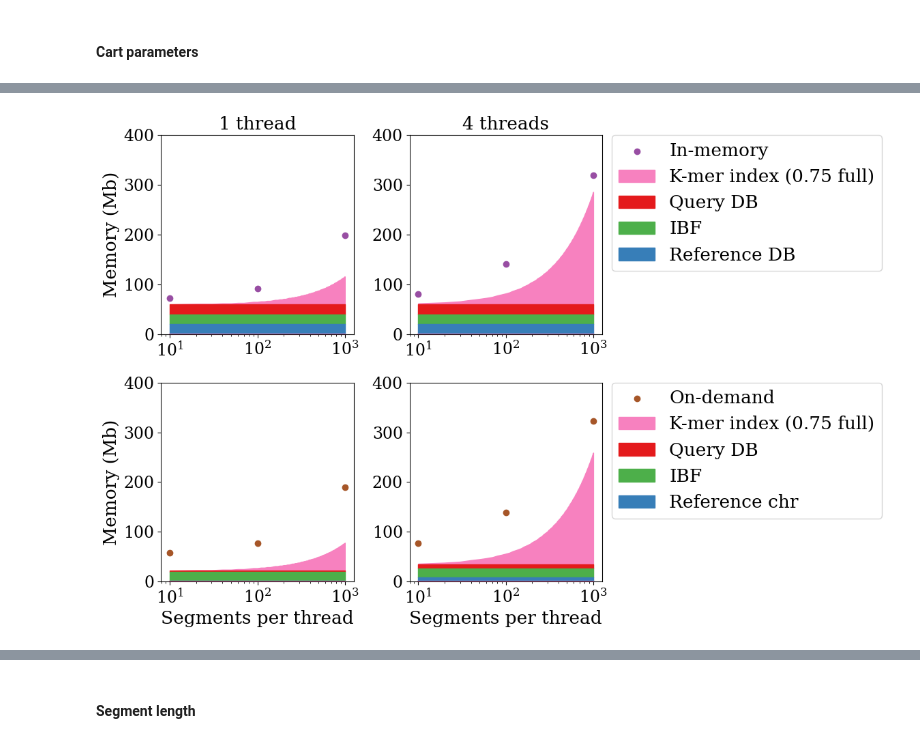
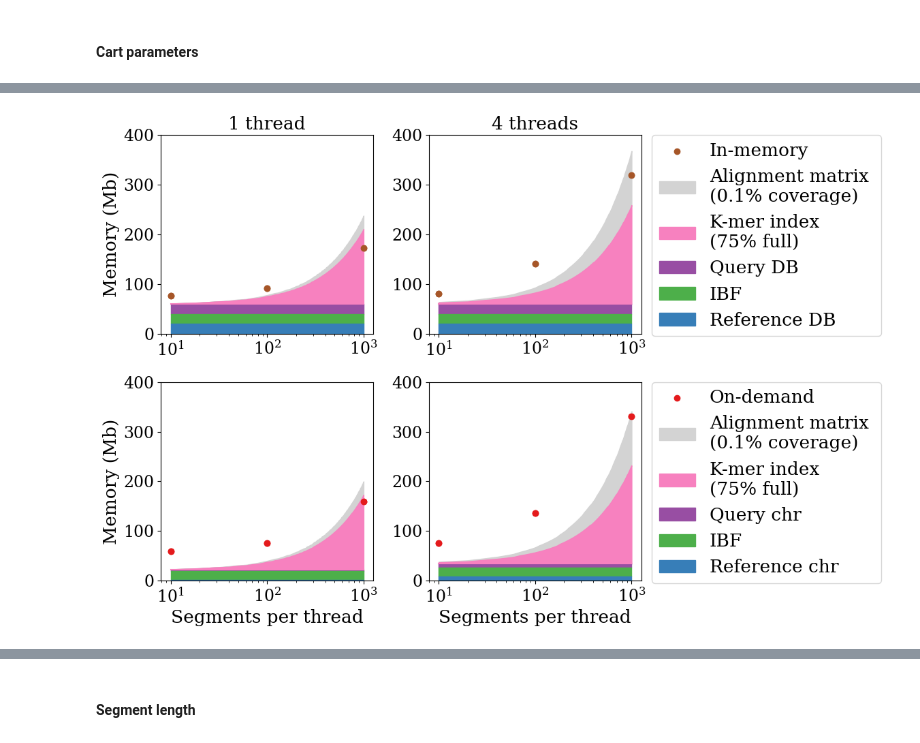
Before and after one commit to eaasna/DREAM-stellar-benchmark, a Jupyter notebook: work-python/markov/Distribution granularity.ipynb, the cells around one changed output, grey strips where cells are left out. Drawn from its saved outputs; the diff is of its cells as text; code cells hidden in the pictures.

Commit message:
Cart parameter testing

```diff
--- a/work-python/markov/Distribution granularity.ipynb
+++ b/work-python/markov/Distribution granularity.ipynb
@@ -231,4 +273,4 @@ data
 # %%
-ref_size = "10Mb_equal"
-df = get_no_time_df(ref_size + "/cart_params_test/full_params.log")
-df.head()
+#ref_size = "10Mb_equal"
+#df = get_no_time_df(ref_size + "/cart_params_test/full_params.log")
+#df.head()
@@ -242,8 +277,12 @@ df.head()
 # %%
 df_all = df.copy()
-df = df[df["seg-count"]>100]
+df = df[df["seg-count"]==4000]
 df = df[df["error-rate"]==0.06]
-#df = df[df["cart-max-capacity"] > 1]
-df.tail()
+df = df[df["max-queued-carts"]==1000]
+df = df[df["bins"] == 1024]
+df.drop(["rep"], axis = 1, inplace = True)
+
+df_cart = df.copy()
+df
 # %% [output]
 |  | Time (s) | Memory (kb) | adapt_cutoff | errors | exec-path | seg-count | cart-max-capacity | ... |
@@ -313,17 +359,19 @@ bytes_per_qgram = 16 # assuming no repeat k-mers
 window_size = 20
 bytes_per_window = 1
 
-query_seg_count = 3500
+query_seg_count = 4000
 query_segment_size = int(round(query_size / query_seg_count, 0))
 
-colors = [CB_color_cycle[5], CB_color_cycle[4]]
+queue_capacity = 50
+hit_coverage = 0.001
+
 styles = ["-", "-"]
 fig, ax = plt.subplots(2, 2)
 fig.set_size_inches(12, 8)
 
 labels = ["In-memory", "On-demand"]
 
-mem_labels = ["K-mer index (" + str(qindex_full) +" full)", "Query DB", "Query chr", "IBF", "Reference DB", "Reference chr", "Alignment", "Local filter"]
+mem_labels = ["K-mer index\n(" + str(int(round(100 * qindex_full))) +"% full)", "Query DB", "Query chr", "IBF", "Reference DB", "Reference chr", "Alignment matrix \n(" + str(round(100 * hit_coverage, 1)) + "% coverage)", "Local filter"]
 i = 0
 j = 0
 
@@ -331,7 +379,11 @@ column = "Time (s)"
 
 #x_values = range(10 * query_segment_size, 1010 * query_segment_size, 10 * query_segment_size)
 x_values = range(10, 1010, 10)
+size_correction = np.array([x * math.log(10, x) for x in x_values])
+#size_correction = x_values
+#print(size_correction)
 for t in [1, 4]:
+    queue_capacity = int(round(1/t * queue_capacity))
     data = build.copy()
     data = data[data["threads"] == t]
     data = data[data["cart-max-capacity"] > 1]
@@ -348,28 +400,36 @@ for t in [1, 4]:
     ibf = [int(np.round(ibf_size / 10**6 + databases[0], 0))] * x_len
     queries = [int(np.round((2 * query_size) / 10**6 + ibf[0], 0))] * x_len
 
+    bin_size = database_size / 1024
+
     seg_len = query_size / df["seg-count"].iloc[0] + min_len
     kmers_per_segment = int(seg_len - qgram_size + 1)
 
     x_len = len(x_values)
+    local_filter_size = [queries[0]] * x_len
 
-    fullness = bytes_per_qgram / 2 / qindex_full + bytes_per_qgram / 2
-    kmer_index_size = (data["threads"].iloc[0] * x_values * kmers_per_segment * fullness / 10**6 + queries[0]).astype(int)
+    fullness = (1 + 1 - qindex_full) * bytes_per_qgram
+    seqan2_seq_size = queue_capacity * seg_len * x_values * t / 10**6
+    #print(seqan2_seq_size)
+    kmer_index_size = (t * size_correction * kmers_per_segment * fullness / 10**6 + seqan2_seq_size + queries[0]).astype(int)
 
     kmers_per_segment = int(seg_len - window_size + 1)
-    local_filter_size = [(data["threads"].iloc[0] * kmers_per_segment * bytes_per_window) / 10**6] * len(x_values)
 
+    alignment_matrix_size = (np.array(x_values) * t * hit_coverage * seg_len * bin_size / 10**6 + kmer_index_size).astype(int)
 
     aks = ax[i][j]
     aks.semilogx(x_values, local_filter_size, color = CB_color_cycle[3])
+
     aks.scatter(data.index.values, data["Memory (kb)"] / 10**3, label = labels[i], color = colors[i])
-
     #aks.fill_between(x_values, kmer_index_size, data["Memory (kb)"] / 1000, label = mem_labels[6], color = "lightgray")
+    aks.fill_between(x_values, kmer_index_size, alignment_matrix_size, label = mem_labels[6], color = "lightgray")
     aks.fill_between(x_values, local_filter_size, kmer_index_size, label = mem_labels[0], color = CB_color_cycle[3])
     #aks.fill_between(data.index.values, queries, data["local-filter-size"], label = mem_labels[7], color = CB_color_cycle[6])
-    aks.fill_between(data.index.values, ibf, queries, label = mem_labels[1], color = CB_color_cycle[7])
+    aks.fill_between(data.index.values, ibf, queries, label = mem_labels[1], color = CB_color_cycle[5])
     aks.fill_between(data.index.values, databases, ibf, label = mem_labels[3], color = CB_color_cycle[2])
     aks.fill_between(data.index.values, zeroes, databases, label = mem_labels[4], color = CB_color_cycle[0])
+
+    aks.scatter(data.index.values, data["Memory (kb)"] / 10**3, color = colors[i])
 
     i = 1
 
@@ -387,56 +447,65 @@ for t in [1, 4]:
     x_len = len(data["Memory (kb)"])
     zeroes = [0] * x_len
 
-    database_chr_size = database_size / 10 * t
-    query_chr_size = query_size / 10 * t
+    database_chr_size = database_size / 10
+    query_chr_size = query_size / 10
 
-    databases = [int(np.round(2 * database_chr_size / 10**6, 0))] * x_len
+    databases = [int(np.round(t * 2 * database_chr_size / 10**6, 0))] * x_len
     ibf = [int(np.round(ibf_size / 10**6 + databases[0], 0))] * x_len
-    queries = [int(np.round(2 * query_chr_size / 10**6 + ibf[0], 0))] * x_len
+    queries = [int(np.round(t * 2 * query_chr_size / 10**6 + ibf[0], 0))] * x_len
+
 
     x_len = len(x_values)
 
-    fullness = bytes_per_qgram / 2 / qindex_full + bytes_per_qgram / 2
-    kmer_index_size = (data["threads"].iloc[0] * x_values * kmers_per_segment * fullness / 10**6  + queries[0]).astype(int)
+    local_filter_size = [queries[0]] * x_len
+
+    fullness = (1 + 1 - qindex_full) * bytes_per_qgram
+    seqan2_seq_size = queue_capacity * seg_len * x_values * t / 10**6
+    #print(seqan2_seq_size)
+    kmer_index_size = (t * size_correction * kmers_per_segment * fullness / 10**6 + seqan2_seq_size + queries[0]).astype(int)
 
     kmers_per_segment = int(seg_len - window_size + 1)
-    local_filter_size = [(data["threads"].iloc[0] * kmers_per_segment * bytes_per_window) / 10**6] * len(x_values)
 
+    #alignment_matrix_size = (data["threads"].iloc[0] * x_values * hit_coverage * seg_len * bin_size / 10**6 + kmer_index_size).astype(int)
+    alignment_matrix_size = (np.array(x_values) * t * hit_coverage * seg_len * bin_size / 10**6 + kmer_index_size).astype(int)
+    #print(alignment_matrix_size)
     aks.semilogx(x_values, local_filter_size, color = CB_color_cycle[3])
+
     aks.scatter(data.index.values, data["Memory (kb)"] / 10**3, label = labels[i], color = colors[i])
-
+    aks.fill_between(x_values, kmer_index_size, alignment_matrix_size, label = mem_labels[6], color = "lightgray")
     #aks.fill_between(data.index.values, data["kmer-index-size"], data["Memory (kb)"] / 10**3, label = mem_labels[6], color = "lightgray")
     aks.fill_between(x_values, local_filter_size, kmer_index_size, label = mem_labels[0], color = CB_color_cycle[3])
-    #aks.fill_between(data.index.values, queries, data["local-filter-size"], label = mem_labels[7], color = CB_color_cycle[6])
-    aks.fill_between(data.index.values, ibf, queries, label = mem_labels[1], color = CB_color_cycle[7])
+    #aks.fill_between(data.index.values, queries, , label = mem_labels[7], color = CB_color_cycle[6])
+    aks.fill_between(data.index.values, ibf, queries, label = mem_labels[2], color = CB_color_cycle[5])
     aks.fill_between(data.index.values, databases, ibf, label = mem_labels[3], color = CB_color_cycle[2])
     aks.fill_between(data.index.values, zeroes, databases, label = mem_labels[5], color = CB_color_cycle[0])
+    aks.scatter(data.index.values, data["Memory (kb)"] / 10**3, color = colors[i])
 
     i = 0
     j += 1
 
 for i in range(0, 2, 1):
     for j in range(0, 2, 1):
         ax[i][j].set_ylim(0, 400)
         #ax[i][j].set_ylim(0, np.max(data["Memory (kb)"]) * 1.2 / 1024)
         #ax[i][j].set_xlabel("Cart capacity")
 
 i = 1
 for j in range(0, 2, 1):
     ax[i][j].set_xlabel("Segments per thread")
 j = 0
 for i in range(0, 2, 1):
     ax[i][j].set_ylabel("Memory (Mb)")
 
 ax[0][0].set_title("1 thread")
 ax[0][1].set_title("4 threads")
 
 ax[0][1].legend(bbox_to_anchor = (1.05, 1),  loc='upper left', borderaxespad=0.)
 ax[1][1].legend(bbox_to_anchor = (1.05, 1),  loc='upper left', borderaxespad=0.)
 
 #fig.suptitle(r"Searching 10k $\epsilon$(50, 3)-matches between 100Mb reference and 1Mb query")
 fig.tight_layout()  # otherwise the right y-label is slightly clipped
 fig.savefig(ref_size + "_memory_usage.png", dpi=400, bbox_inches='tight')
 plt.show()
 # %% [output]
-[figure, old version]
+[figure, new version]
```
Also changed, not shown: parts of 35 cells of this notebook.
